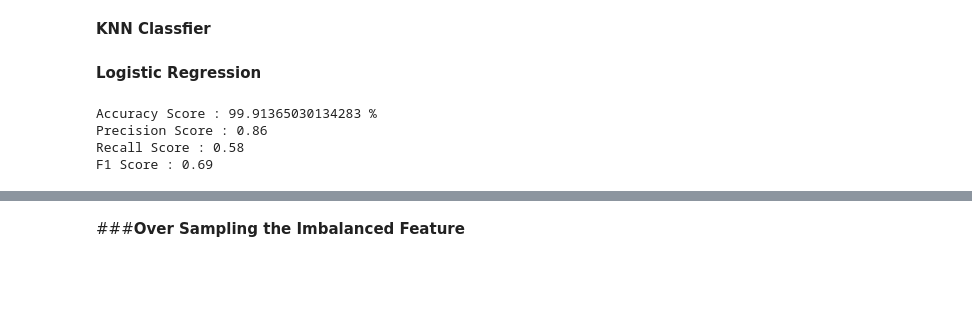
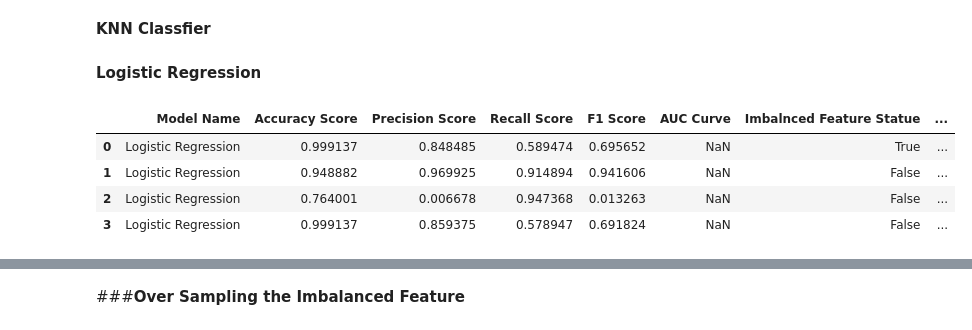
Before and after one commit to ZiadMAlsawy/ML_Project, a Jupyter notebook: Task_2.ipynb, the cells around one changed output, grey strips where cells are left out. Saved outputs shown, nothing was run; the diff lists cells and outputs as text; code cells hidden in the pictures; blank space fills up the shorter version.

```diff
--- a/Task_2.ipynb
+++ b/Task_2.ipynb
@@ -375,0 +375,11 @@ print (f"F1 Score : {f1_score(y_test, y_pred) :.2f}")
+# %%
+LR_CC = {
+    'Model Name': 'Logistic Regression',
+    'Accuracy Score': accuracy_score(y_test, y_cc_pred),
+    'Precision Score': precision_score(y_test, y_cc_pred),
+    'Recall Score': recall_score(y_test, y_cc_pred),
+    'F1 Score': f1_score(y_test, y_cc_pred),
+    'Imbalnced Feature Statue': False,
+    'Technique': 'Cluster Centroids'
+}
+Records = pd.concat([Records, pd.DataFrame([LR_CC])], ignore_index=True)
@@ -376,29 +391,30 @@ print (f"F1 Score : {f1_score(y_test, y_pred) :.2f}")
 # %% [markdown]
 ####**Tomek Links**
-# %%
-X = creditCard.drop(columns=['Class'])
-y = creditCard['Class']
-
-X_train, X_test, y_train, y_test = train_test_split(X, y, test_size=0.2, random_state=42, stratify=y)
-
-tomek = TomekLinks()
-X_resampled, y_resampled = tomek.fit_resample(X_train, y_train)
+# %%
+tomek = TomekLinks()
+X_resampled_tl, y_resampled_tl = tomek.fit_resample(X_train, y_train)
 # %% [markdown]
 **KNN Classfier**
 # %% [markdown]
 **Logistic Regression**
-# %%
-model = LogisticRegression(max_iter = 10000)
-model.fit(X_resampled, y_resampled)
-
-y_pred = model.predict(X_test)
-
-print (f"Accuracy Score : {accuracy_score(y_test, y_pred) *1e2} %")
-print (f"Precision Score : {precision_score(y_test, y_pred) :.2f}")
-print (f"Recall Score : {recall_score(y_test, y_pred):.2f}")
-print (f"F1 Score : {f1_score(y_test, y_pred) :.2f}")
-# %% [output]
-Accuracy Score : 99.91365030134283 %
-Precision Score : 0.86
-Recall Score : 0.58
-F1 Score : 0.69
+# %%
+Logistic_Regresion_Model_After_TL = LogisticRegression(max_iter = 10000)
+Logistic_Regresion_Model_After_TL.fit(X_resampled_tl, y_resampled_tl)
+y_tl_pred = Logistic_Regresion_Model_After_TL.predict(X_test)
+# %%
+LR_TL = {
+    'Model Name': 'Logistic Regression',
+    'Accuracy Score': accuracy_score(y_test, y_tl_pred),
+    'Precision Score': precision_score(y_test, y_tl_pred),
+    'Recall Score': recall_score(y_test, y_tl_pred),
+    'F1 Score': f1_score(y_test, y_tl_pred),
+    'Imbalnced Feature Statue': False,
+    'Technique': 'Tomek Links'
+}
+Records = pd.concat([Records, pd.DataFrame([LR_TL])], ignore_index=True)
+# %% [output]
+|  | Model Name | Accuracy Score | Precision Score | Recall Score | F1 Score | AUC Curve | Imbalnced Feature Statue | ... |
+| 0 | Logistic Regression | 0.999137 | 0.848485 | 0.589474 | 0.695652 | NaN | True | ... |
+| 1 | Logistic Regression | 0.948882 | 0.969925 | 0.914894 | 0.941606 | NaN | False | ... |
+| 2 | Logistic Regression | 0.764001 | 0.006678 | 0.947368 | 0.013263 | NaN | False | ... |
+| 3 | Logistic Regression | 0.999137 | 0.859375 | 0.578947 | 0.691824 | NaN | False | ... |
```
Also changed, not shown: parts of 40 cells of this notebook.
